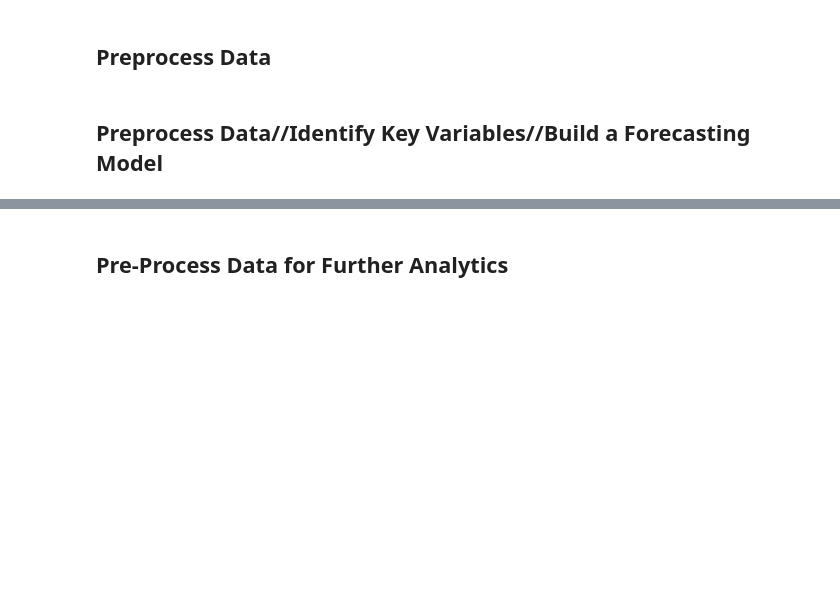
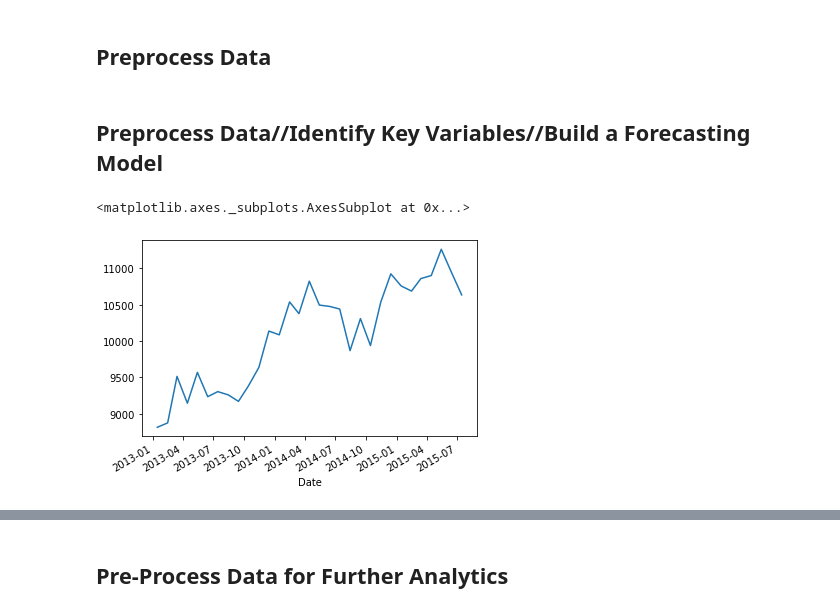
Before and after one commit to peterprescott/sales-data, a Jupyter notebook: notebook.ipynb, the cells around one changed output, grey strips where cells are left out. Saved outputs shown, nothing was run; the diff lists cells and outputs as text; code cells hidden in the pictures; blank space fills up the shorter version.

```diff
--- a/notebook.ipynb
+++ b/notebook.ipynb
@@ -463,6 +479,13 @@ combine['Competition'] = np.where
 ## Preprocess Data
 # %% [markdown]
 ## Preprocess Data//Identify Key Variables//Build a Forecasting Model
+# %%
+resample = store_type[x].resample(rule='MS', loffset=pd.Timedelta(14, 'd'), on='Date').mean()
+# %%
+resample['Sales'].plot()
+# %% [output]
+<matplotlib.axes._subplots.AxesSubplot at 0x...>
+[figure, added]
 # %%
 store_type = {}
 resampled = {}
```
Also changed, not shown: parts of 26 cells of this notebook.
